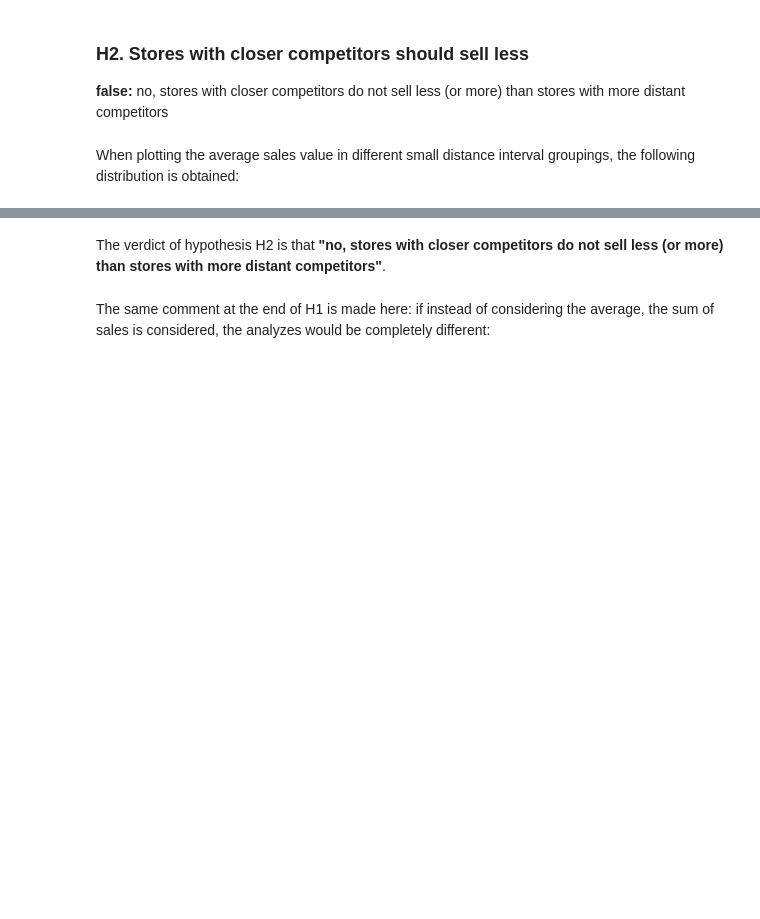
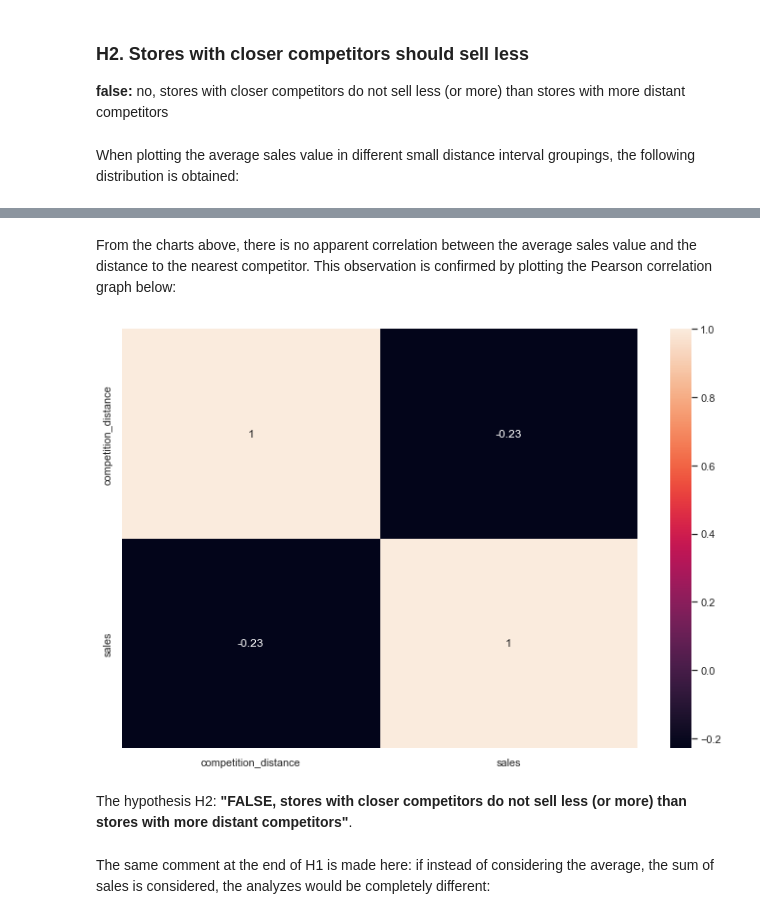
Before and after one commit to ClayAssis/Product-sales-Rossman, a Jupyter notebook: ds_em_producao.ipynb, the cells around one changed output, grey strips where cells are left out. Drawn from its saved outputs; the diff is of its cells as text; code cells hidden in the pictures; blank space fills up the shorter version.

```diff
--- a/ds_em_producao.ipynb
+++ b/ds_em_producao.ipynb
@@ -857,4 +976,11 @@ sns.heatmap(aux1.corr(method='pearson'),annot=True);
+# %% [markdown]
+From the charts above, there is no apparent correlation between the average sales value and the distance to the nearest competitor. This observation is confirmed by plotting the Pearson correlation graph below:
+# %%
+sns.heatmap(aux1.corr(method='pearson'),annot=True)
+plt.show()
+# %% [output]
+[figure, added]
 # %% [markdown]
-The verdict of hypothesis H2 is that **"no, stores with closer competitors do not sell less (or more) than stores with more distant competitors"**.
+The hypothesis H2: **"FALSE, stores with closer competitors do not sell less (or more) than stores with more distant competitors"**.
 # %% [markdown]
 The same comment at the end of H1 is made here: if instead of considering the average, the sum of sales is considered, the analyzes would be completely different:
```
Also changed, not shown: parts of 47 cells of this notebook.
